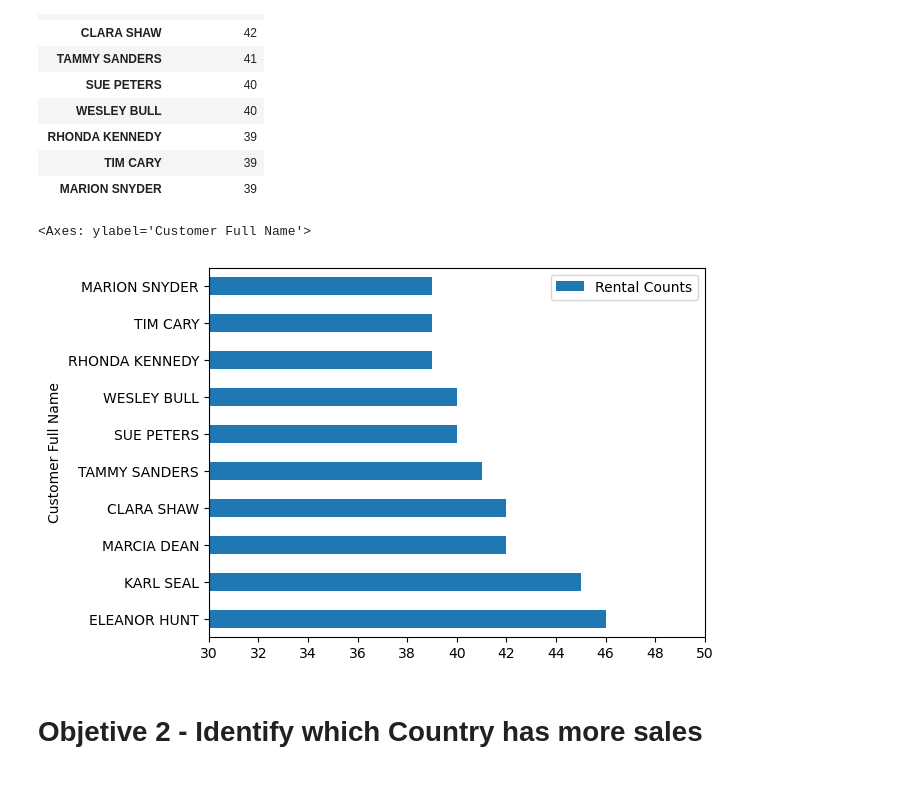
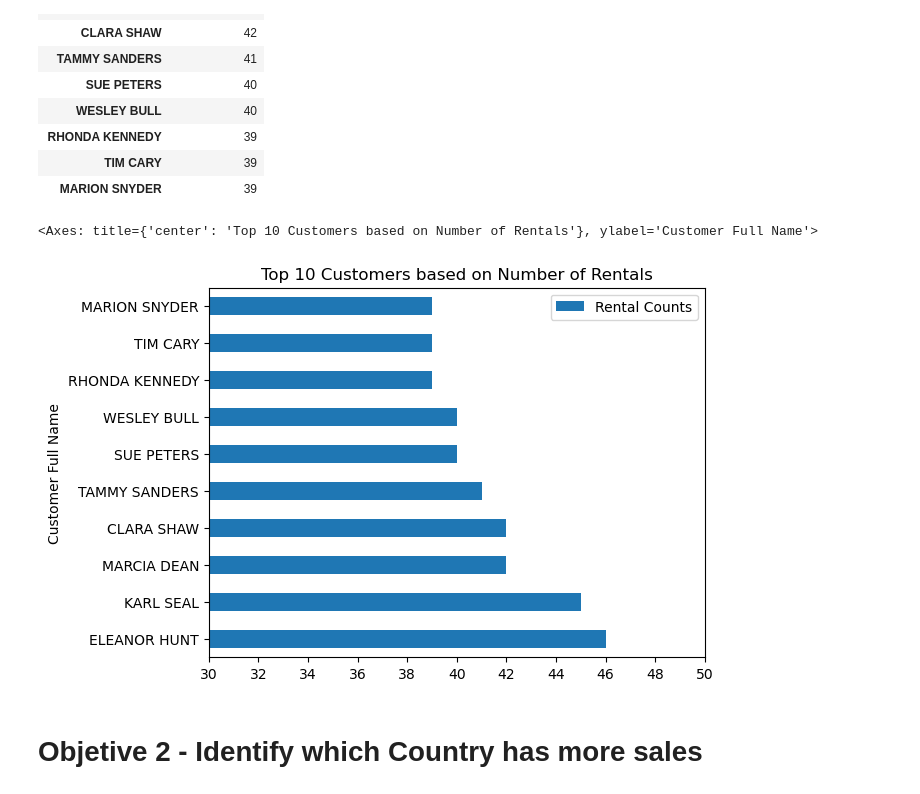
Before and after one commit to luipmesquita/Main-Project-of-Data-Analysis, a Jupyter notebook: scripts/sakila-InProgress.ipynb, the cells around one changed output. Cells and saved outputs as stored; diff of their text form; code cells hidden in the pictures.

```diff
--- a/scripts/sakila-InProgress.ipynb
+++ b/scripts/sakila-InProgress.ipynb
@@ -14,7 +14,7 @@ try:
         host = 'localhost',
         database = 'sakila',
         user = 'root',
-        password = 'pass')
+        password = '365pass')
 
 except:
     print('Error connecting to the databse')
@@ -335,10 +332,11 @@ TopCustomersDP
 | MARION SNYDER | 39 |
 # %%
 TopCustomersDP.plot.barh(xlim   = (30,50),
-                         xticks = range(30,51,2))
+                         xticks = range(30,51,2),
+                         title = 'Top 10 Customers based on Number of Rentals')
 # %% [output]
-<Axes: ylabel='Customer Full Name'>
+<Axes: title={'center': 'Top 10 Customers based on Number of Rentals'}, ylabel='Customer Full Name'>
-[figure, old version]
+[figure, new version]
 # %% [markdown]
 # Objetive 2 - Identify which Country has more sales
 # %%
```
Also changed, not shown: parts of 5 cells of this notebook.
